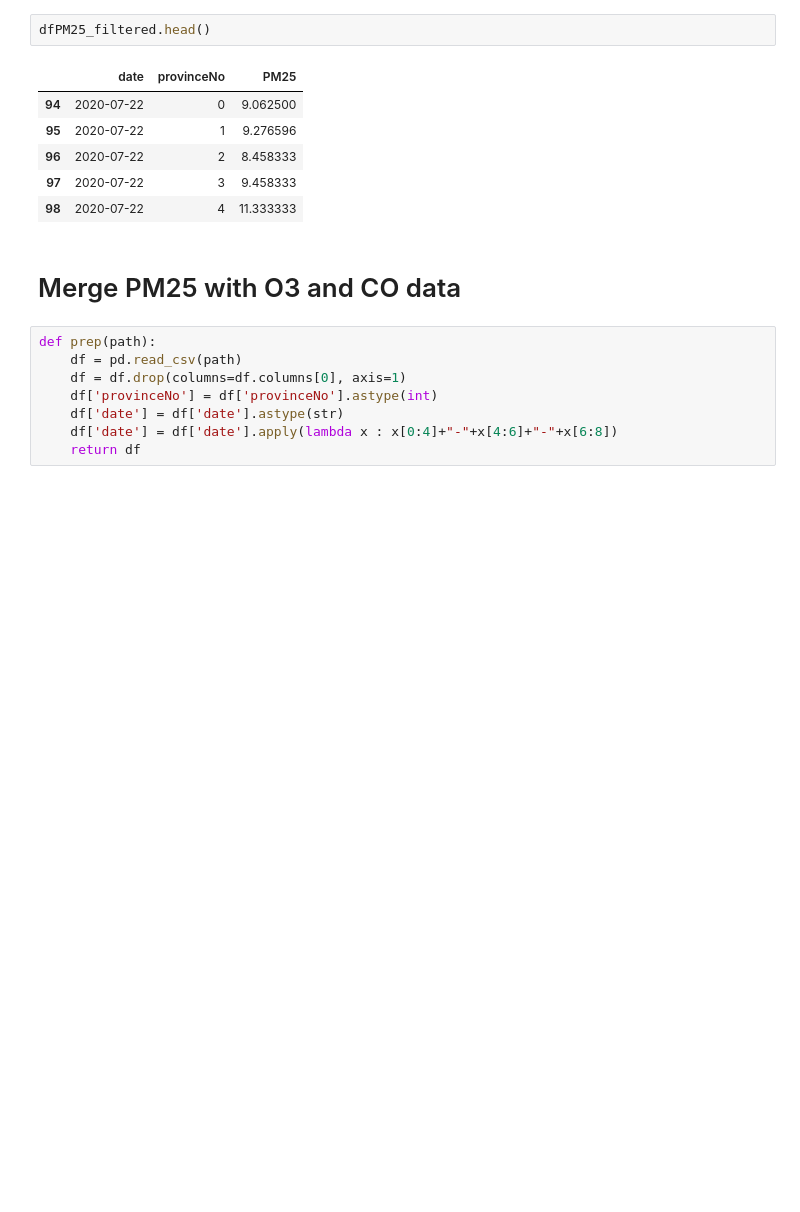
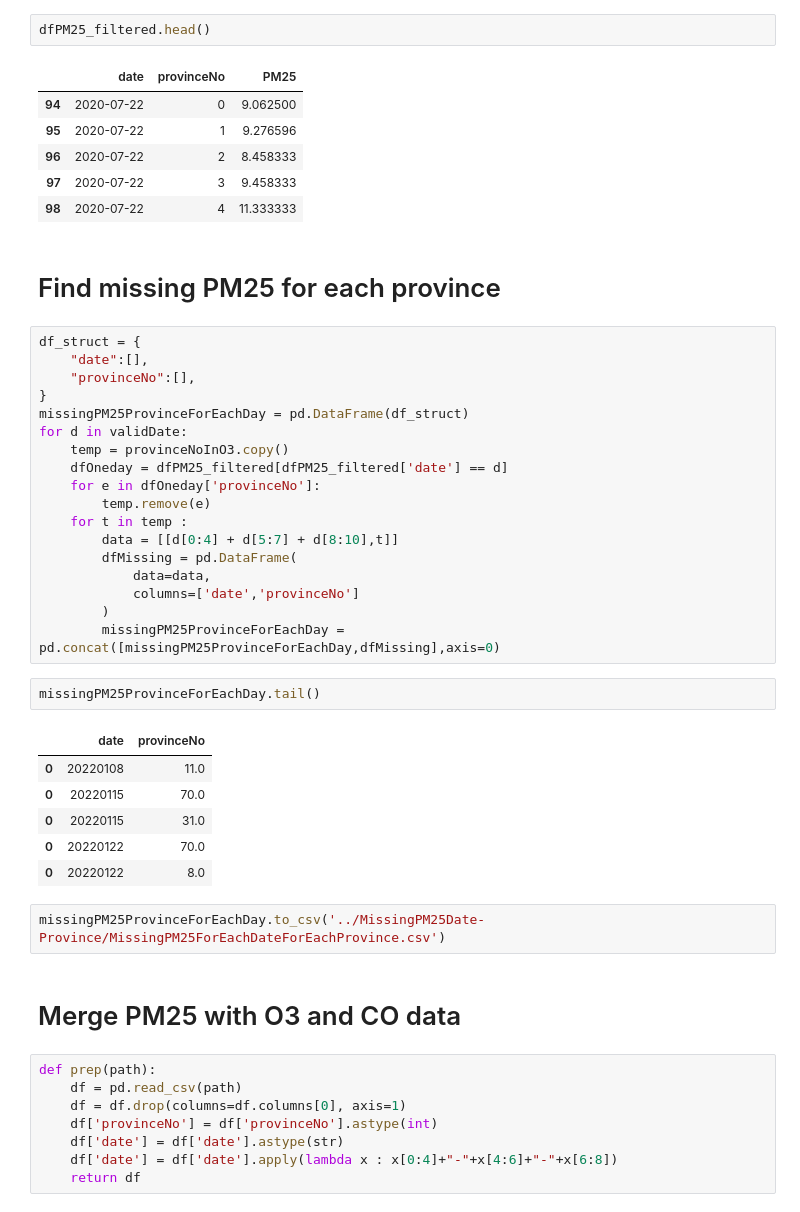
Before and after one commit to Peemajoke/DataSciProject2, a Jupyter notebook: Code/ProjectCode.ipynb, the cells around one changed output. Saved outputs shown, nothing was run; the diff lists cells and outputs as text; blank space fills up the shorter version.

Commit message:
identify missing PM2.5 for each date and province
Co-authored-by: Peemaphoj Chumswee <Peemajoke@users.noreply.github.com>
Co-authored-by: Aofff <aof18794@users.noreply.github.com>

```diff
--- a/Code/ProjectCode.ipynb
+++ b/Code/ProjectCode.ipynb
@@ -379,6 +379,37 @@ dfPM25_filtered.head()
 | 96 | 2020-07-22 | 2 | 8.458333 |
 | 97 | 2020-07-22 | 3 | 9.458333 |
 | 98 | 2020-07-22 | 4 | 11.333333 |
+# %% [markdown]
+# Find missing PM25 for each province
+# %%
+df_struct = {
+    "date":[],
+    "provinceNo":[],
+}
+missingPM25ProvinceForEachDay = pd.DataFrame(df_struct)
+for d in validDate:
+    temp = provinceNoInO3.copy()
+    dfOneday = dfPM25_filtered[dfPM25_filtered['date'] == d]
+    for e in dfOneday['provinceNo']:
+        temp.remove(e)
+    for t in temp :
+        data = [[d[0:4] + d[5:7] + d[8:10],t]]
+        dfMissing = pd.DataFrame(
+            data=data,
+            columns=['date','provinceNo']
+        )
+        missingPM25ProvinceForEachDay = pd.concat([missingPM25ProvinceForEachDay,dfMissing],axis=0)
+# %%
+missingPM25ProvinceForEachDay.tail()
+# %% [output]
+|  | date | provinceNo |
+| 0 | 20220108 | 11.0 |
+| 0 | 20220115 | 70.0 |
+| 0 | 20220115 | 31.0 |
+| 0 | 20220122 | 70.0 |
+| 0 | 20220122 | 8.0 |
+# %%
+missingPM25ProvinceForEachDay.to_csv('../MissingPM25Date-Province/MissingPM25ForEachDateForEachProvince.csv')
 # %% [markdown]
 # Merge PM25 with O3 and CO data
 # %%
```
Also changed, not shown: 3 other files.
